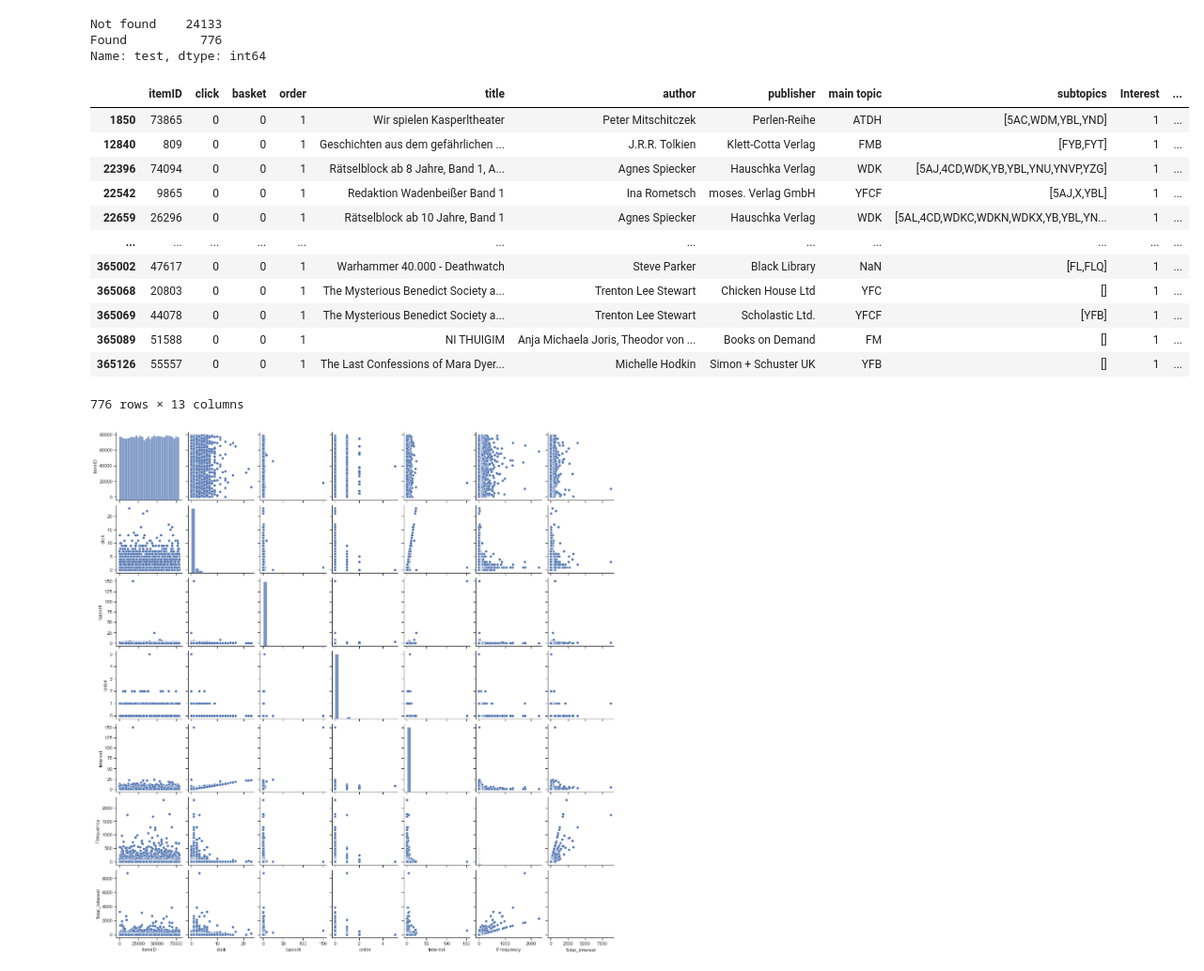
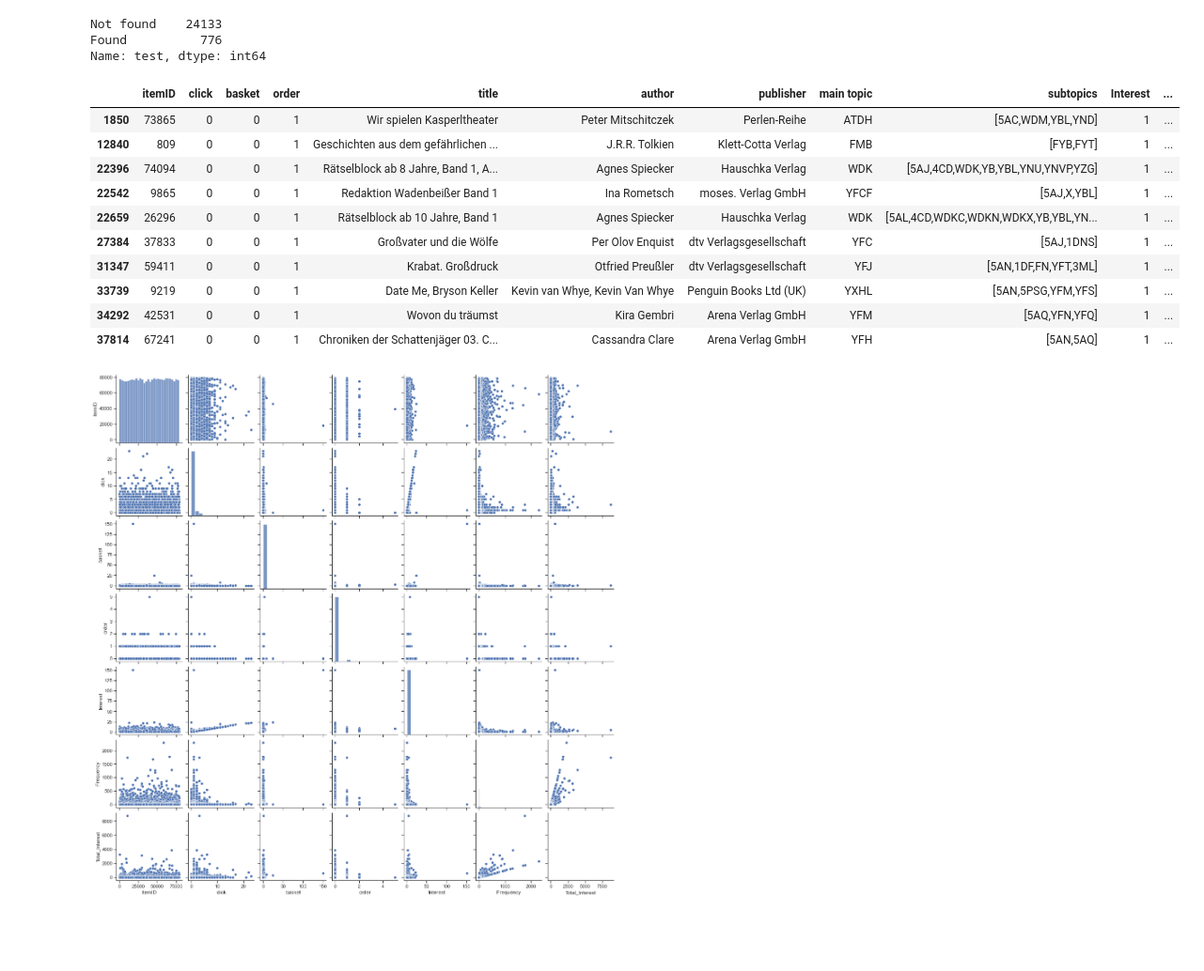
Before and after one commit to SohZongXian/DMC-2021, a Jupyter notebook: DMC script.ipynb, the cells around one changed output. Shown: that part at 94% size. Drawn from its saved outputs; the diff is of its cells as text; code cells hidden in the pictures; blank space fills up the shorter version.

Commit message:
Update DMC script.ipynb
Updated test column

```diff
--- a/DMC script.ipynb
+++ b/DMC script.ipynb
@@ -195,7 +196,7 @@ dtype: object
 
 def identify(book_data):
 
-    if (book_data['order'] != 0 and (book_data['basket'] == 0) and (book_data['click'] == 0)):
+    if (book_data['order'] != 0 and (book_data['basket']  | book_data['click'] == 0)):
         return 'Found'
     else:
         return 'Not found'
@@ -236,23 +237,21 @@ Name: test, dtype: int64
 # %%
 ## Print column where test == found
 
 test_column = book_data.loc[book_data['test'] == 'Found']
 
-test_column
+test_column.head(10)
 # %% [output]
 |  | itemID | click | basket | order | title | author | publisher | main topic | subtopics | Interest | ... |
 | 1850 | 73865 | 0 | 0 | 1 | Wir spielen Kasperltheater | Peter Mitschitczek | Perlen-Reihe | ATDH | [5AC,WDM,YBL,YND] | 1 | ... |
 | 12840 | 809 | 0 | 0 | 1 | Geschichten aus dem gefährlichen ... | J.R.R. Tolkien | Klett-Cotta Verlag | FMB | [FYB,FYT] | 1 | ... |
 | 22396 | 74094 | 0 | 0 | 1 | Rätselblock ab 8 Jahre, Band 1, A... | Agnes Spiecker | Hauschka Verlag | WDK | [5AJ,4CD,WDK,YB,YBL,YNU,YNVP,YZG] | 1 | ... |
 | 22542 | 9865 | 0 | 0 | 1 | Redaktion Wadenbeißer Band 1 | Ina Rometsch | moses. Verlag GmbH | YFCF | [5AJ,X,YBL] | 1 | ... |
 | 22659 | 26296 | 0 | 0 | 1 | Rätselblock ab 10 Jahre, Band 1 | Agnes Spiecker | Hauschka Verlag | WDK | [5AL,4CD,WDKC,WDKN,WDKX,YB,YBL,YN... | 1 | ... |
-| ... | ... | ... | ... | ... | ... | ... | ... | ... | ... | ... | ... |
-| 365002 | 47617 | 0 | 0 | 1 | Warhammer 40.000 - Deathwatch | Steve Parker | Black Library | NaN | [FL,FLQ] | 1 | ... |
-| 365068 | 20803 | 0 | 0 | 1 | The Mysterious Benedict Society a... | Trenton Lee Stewart | Chicken House Ltd | YFC | [] | 1 | ... |
-| 365069 | 44078 | 0 | 0 | 1 | The Mysterious Benedict Society a... | Trenton Lee Stewart | Scholastic Ltd. | YFCF | [YFB] | 1 | ... |
-| 365089 | 51588 | 0 | 0 | 1 | NI THUIGIM | Anja Michaela Joris, Theodor von ... | Books on Demand | FM | [] | 1 | ... |
-| 365126 | 55557 | 0 | 0 | 1 | The Last Confessions of Mara Dyer... | Michelle Hodkin | Simon + Schuster UK | YFB | [] | 1 | ... |
+| 27384 | 37833 | 0 | 0 | 1 | Großvater und die Wölfe | Per Olov Enquist | dtv Verlagsgesellschaft | YFC | [5AJ,1DNS] | 1 | ... |
+| 31347 | 59411 | 0 | 0 | 1 | Krabat. Großdruck | Otfried Preußler | dtv Verlagsgesellschaft | YFJ | [5AN,1DF,FN,YFT,3ML] | 1 | ... |
+| 33739 | 9219 | 0 | 0 | 1 | Date Me, Bryson Keller | Kevin van Whye, Kevin Van Whye | Penguin Books Ltd (UK) | YXHL | [5AN,5PSG,YFM,YFS] | 1 | ... |
+| 34292 | 42531 | 0 | 0 | 1 | Wovon du träumst | Kira Gembri | Arena Verlag GmbH | YFM | [5AQ,YFN,YFQ] | 1 | ... |
+| 37814 | 67241 | 0 | 0 | 1 | Chroniken der Schattenjäger 03. C... | Cassandra Clare | Arena Verlag GmbH | YFH | [5AN,5AQ] | 1 | ... |
-776 rows × 13 columns
 # %%
 ## Make pair plot using seaborn
 import seaborn as sns
```
Also changed, not shown: parts of 1 cell of this notebook.
